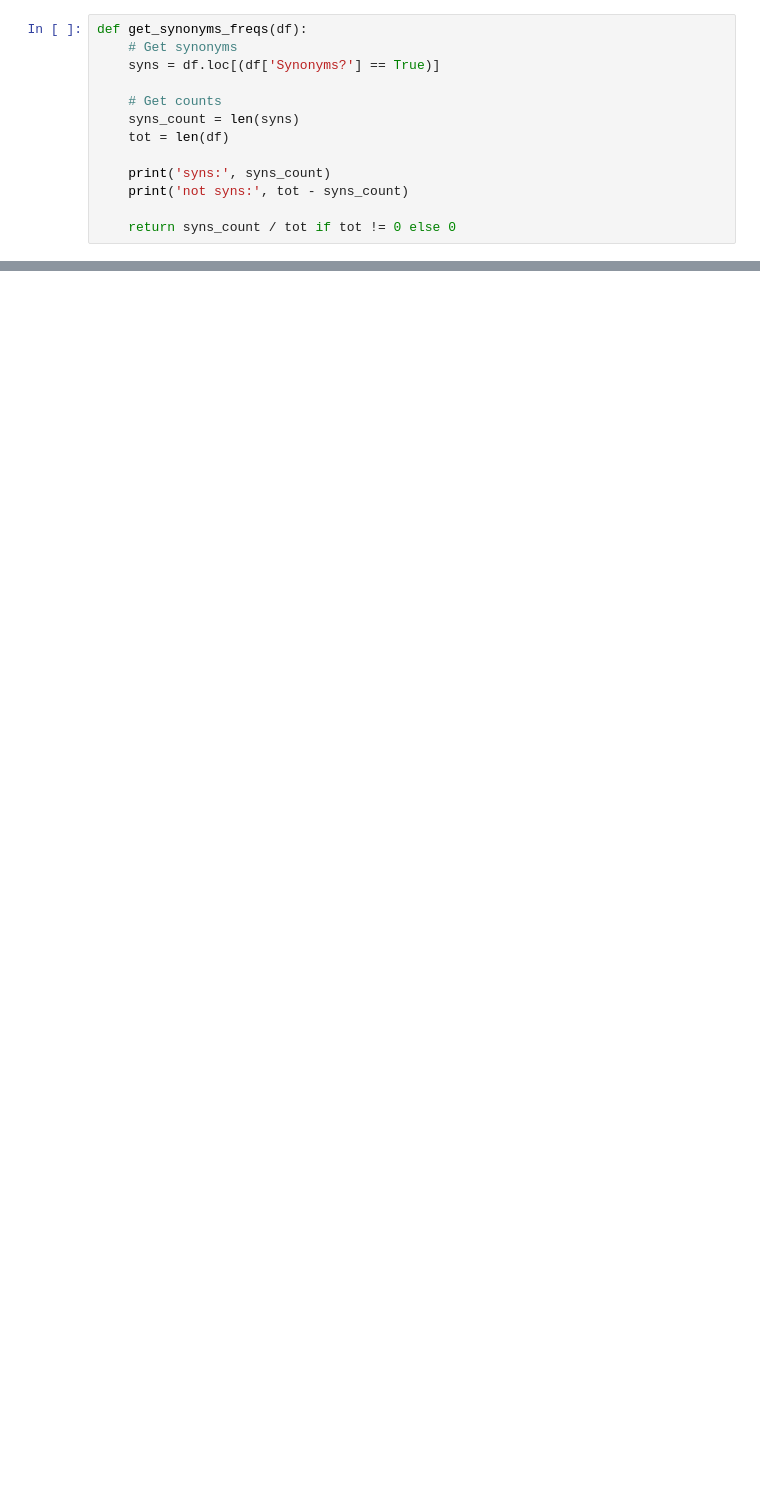
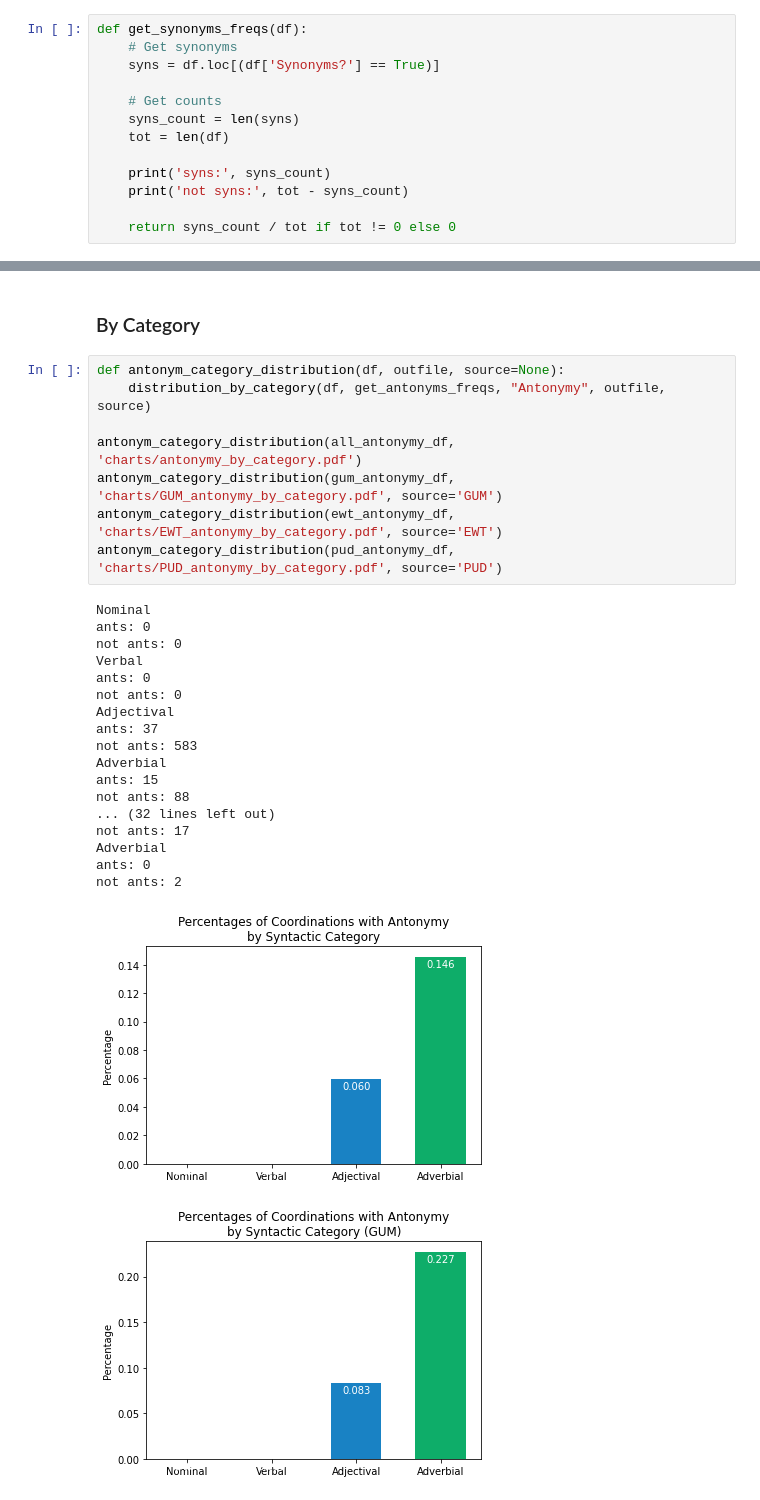
Before and after one commit to jkallini/SemanticCoordinationAnalysis, a Jupyter notebook: analysis.ipynb, the cells around one changed output, grey strips where cells are left out. Drawn from its saved outputs; the diff is of its cells as text; blank space fills up the shorter version.

```diff
--- a/analysis.ipynb
+++ b/analysis.ipynb
@@ -289,0 +348,30 @@ not syns: 1
+# %% [markdown]
+### By Category
+# %%
+def antonym_category_distribution(df, outfile, source=None):
+    distribution_by_category(df, get_antonyms_freqs, "Antonymy", outfile, source)
+
+antonym_category_distribution(all_antonymy_df, 'charts/antonymy_by_category.pdf')
+antonym_category_distribution(gum_antonymy_df, 'charts/GUM_antonymy_by_category.pdf', source='GUM')
+antonym_category_distribution(ewt_antonymy_df, 'charts/EWT_antonymy_by_category.pdf', source='EWT')
+antonym_category_distribution(pud_antonymy_df, 'charts/PUD_antonymy_by_category.pdf', source='PUD')
+# %% [output]
+Nominal
+ants: 0
+not ants: 0
+Verbal
+ants: 0
+not ants: 0
+Adjectival
+ants: 37
+not ants: 583
+Adverbial
+ants: 15
+not ants: 88
+... (32 lines left out)
+not ants: 17
+Adverbial
+ants: 0
+not ants: 2
+[figure, added]
+[figure, added]
```
Also changed, not shown: parts of 15 cells of this notebook.
